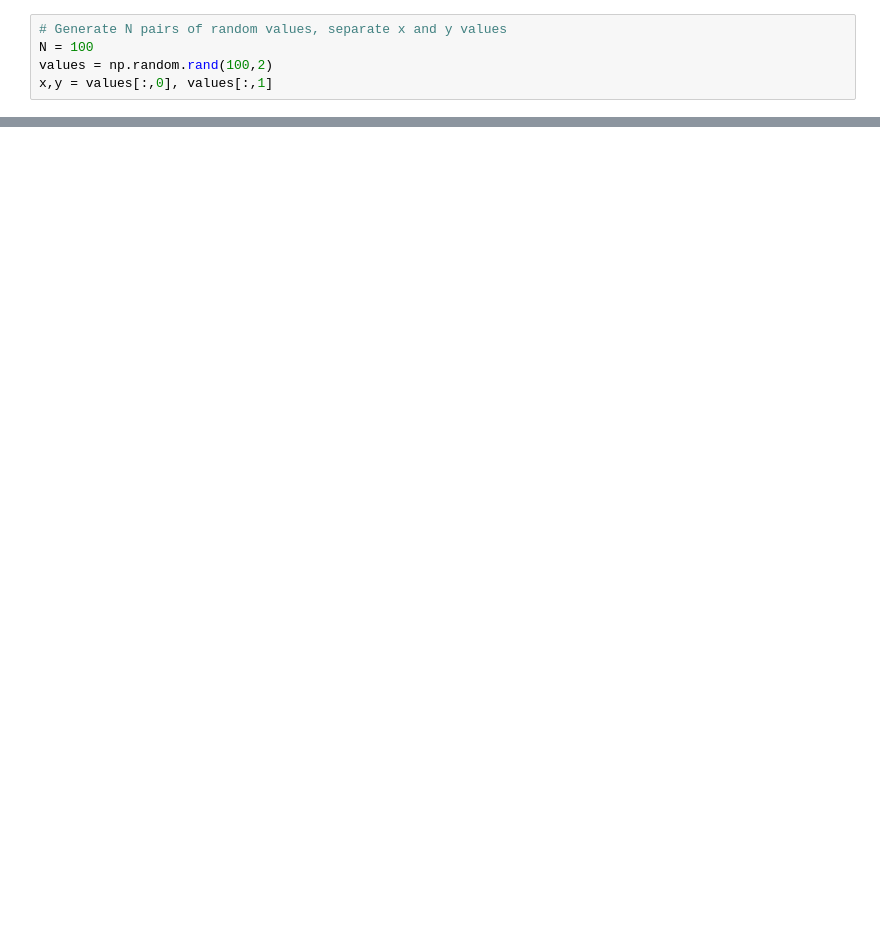
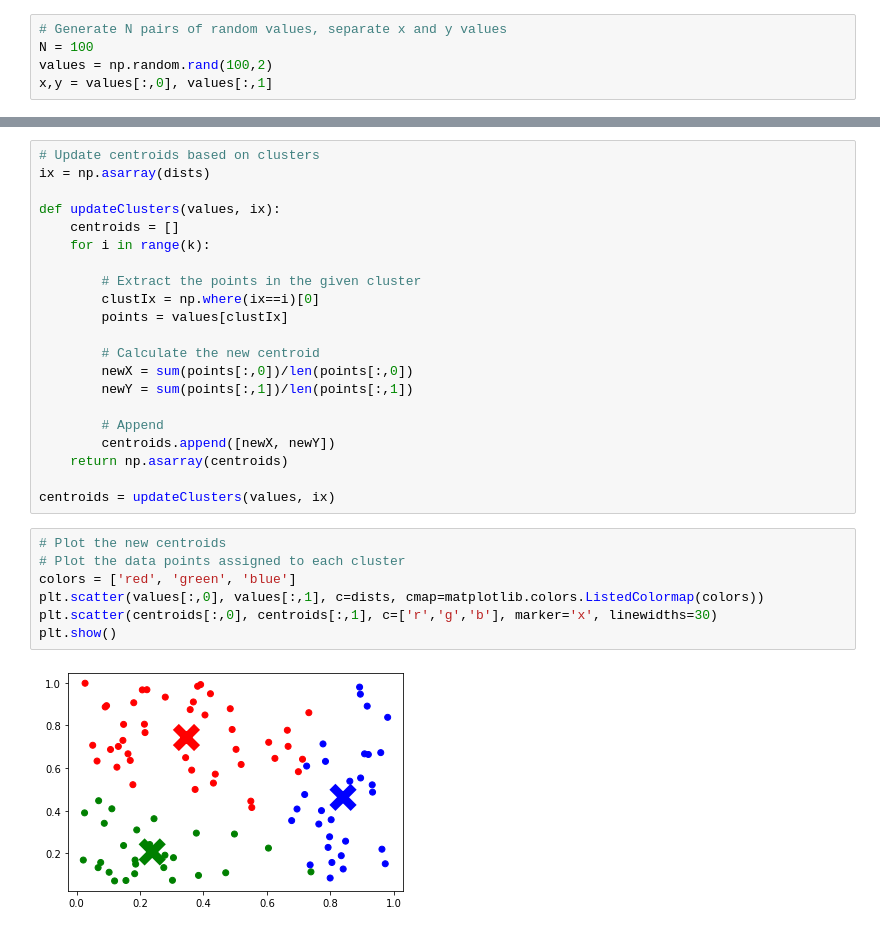
Before and after one commit to samirchowd/funbooks, a Jupyter notebook: kmeans.ipynb, the cells around one changed output, grey strips where cells are left out. Cells and saved outputs as stored; diff of their text form; blank space fills up the shorter version.

```diff
--- a/kmeans.ipynb
+++ b/kmeans.ipynb
@@ -30,0 +61,30 @@ ValueError: x and y must be the same size
+# %%
+# Update centroids based on clusters
+ix = np.asarray(dists)
+
+def updateClusters(values, ix):
+    centroids = []
+    for i in range(k):
+
+        # Extract the points in the given cluster
+        clustIx = np.where(ix==i)[0]
+        points = values[clustIx]
+
+        # Calculate the new centroid
+        newX = sum(points[:,0])/len(points[:,0])
+        newY = sum(points[:,1])/len(points[:,1])
+
+        # Append
+        centroids.append([newX, newY])
+    return np.asarray(centroids)
+
+centroids = updateClusters(values, ix)
+# %%
+# Plot the new centroids
+# Plot the data points assigned to each cluster
+colors = ['red', 'green', 'blue']
+plt.scatter(values[:,0], values[:,1], c=dists, cmap=matplotlib.colors.ListedColormap(colors))
+plt.scatter(centroids[:,0], centroids[:,1], c=['r','g','b'], marker='x', linewidths=30)
+plt.show()
+# %% [output]
+[figure, added]
```
Also changed, not shown: parts of 8 cells of this notebook.
